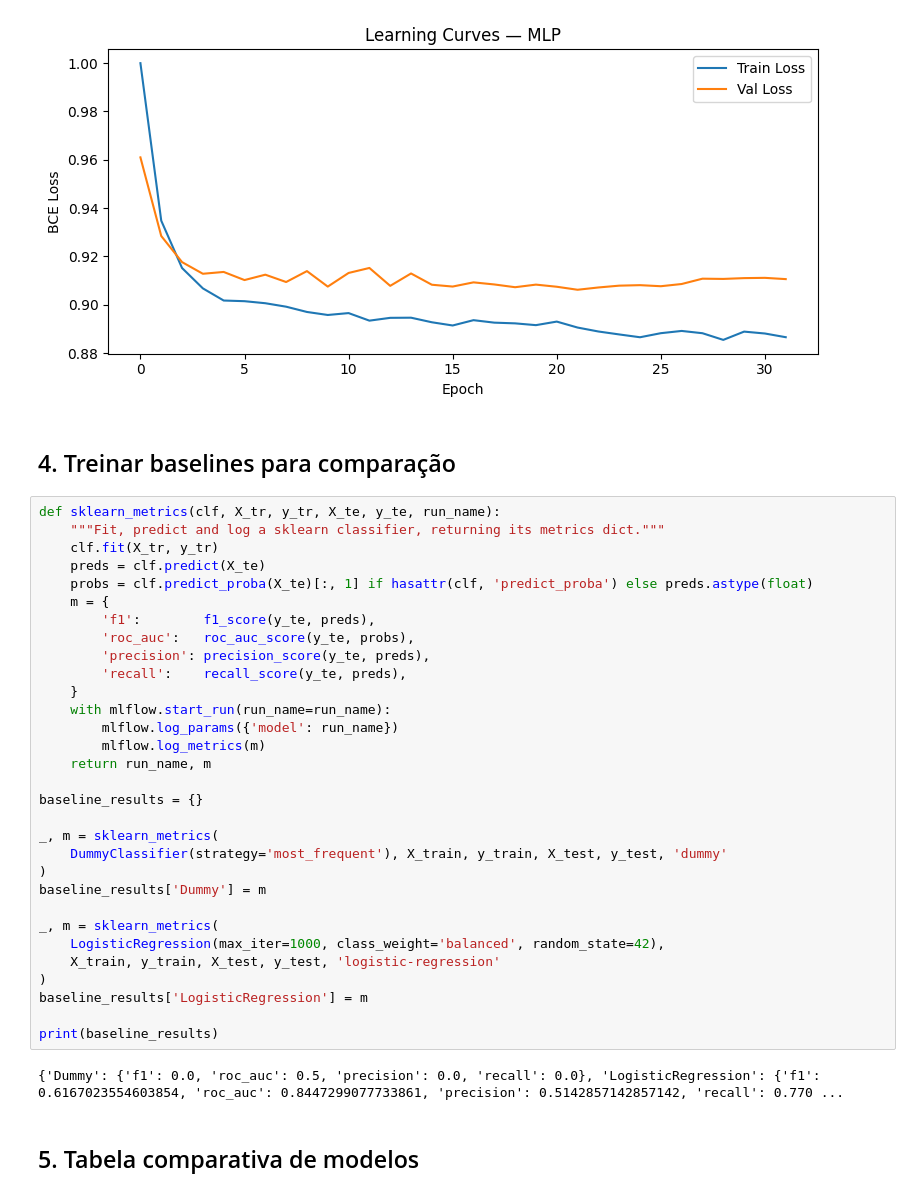
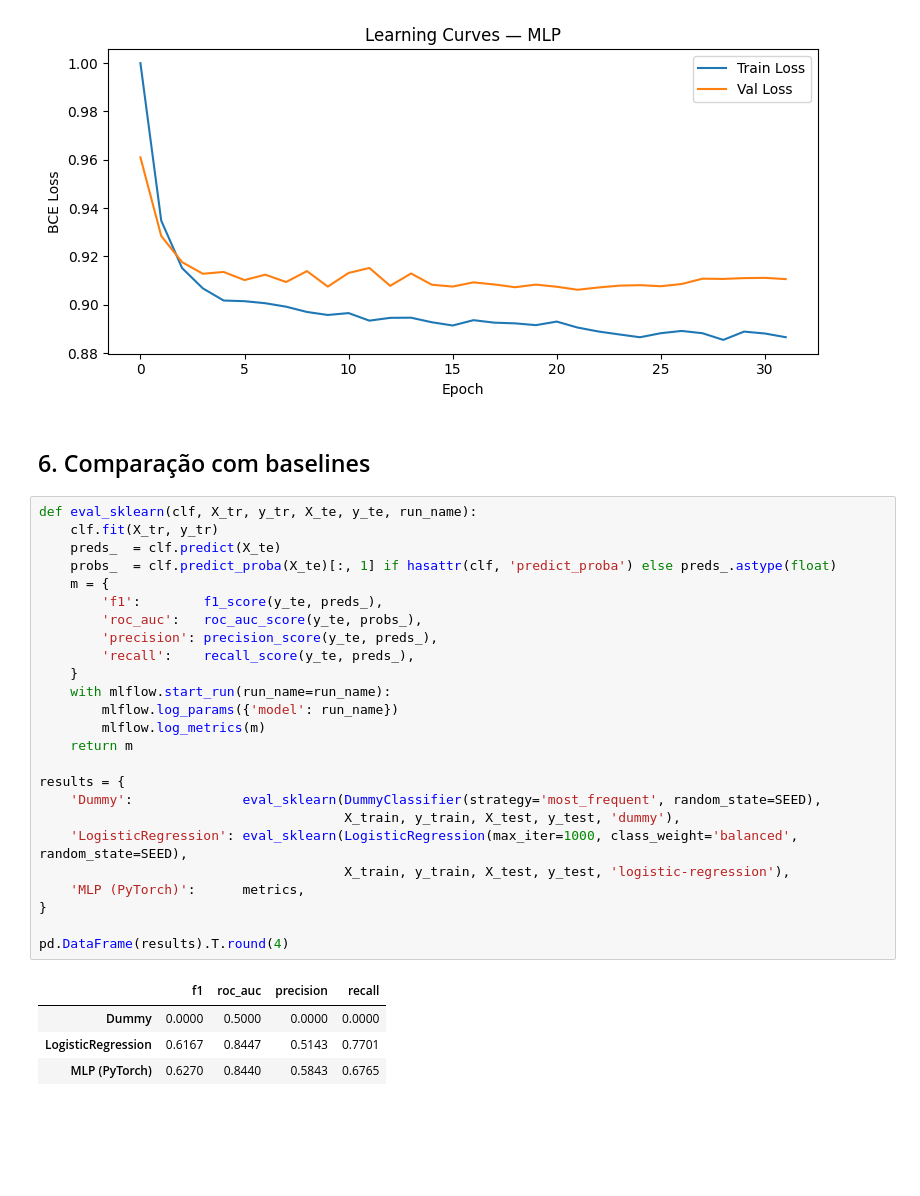
Before and after one commit to Fiap-TechChallenge118/tech-challenge-phase-01, a Jupyter notebook: notebooks/03_mlp_training.ipynb, the cells around one changed output. Drawn from its saved outputs; the diff is of its cells as text; blank space fills up the shorter version.

```diff
--- a/notebooks/03_mlp_training.ipynb
+++ b/notebooks/03_mlp_training.ipynb
@@ -83,40 +216,35 @@ plt.savefig('../docs/loss_curve.png', dpi=100)
 plt.show()
 # %% [output]
 [figure]
-# %% [markdown]
-## 4. Treinar baselines para comparação
+# %% [markdown]
+## 6. Comparação com baselines
 # %%
-def sklearn_metrics(clf, X_tr, y_tr, X_te, y_te, run_name):
-    """Fit, predict and log a sklearn classifier, returning its metrics dict."""
+def eval_sklearn(clf, X_tr, y_tr, X_te, y_te, run_name):
     clf.fit(X_tr, y_tr)
-    preds = clf.predict(X_te)
-    probs = clf.predict_proba(X_te)[:, 1] if hasattr(clf, 'predict_proba') else preds.astype(float)
+    preds_  = clf.predict(X_te)
+    probs_  = clf.predict_proba(X_te)[:, 1] if hasattr(clf, 'predict_proba') else preds_.astype(float)
     m = {
-        'f1':        f1_score(y_te, preds),
-        'roc_auc':   roc_auc_score(y_te, probs),
-        'precision': precision_score(y_te, preds),
-        'recall':    recall_score(y_te, preds),
+        'f1':        f1_score(y_te, preds_),
+        'roc_auc':   roc_auc_score(y_te, probs_),
+        'precision': precision_score(y_te, preds_),
+        'recall':    recall_score(y_te, preds_),
     }
     with mlflow.start_run(run_name=run_name):
         mlflow.log_params({'model': run_name})
         mlflow.log_metrics(m)
-    return run_name, m
+    return m
 
-baseline_results = {}
+results = {
+    'Dummy':              eval_sklearn(DummyClassifier(strategy='most_frequent', random_state=SEED),
+                                       X_train, y_train, X_test, y_test, 'dummy'),
+    'LogisticRegression': eval_sklearn(LogisticRegression(max_iter=1000, class_weight='balanced', random_state=SEED),
+                                       X_train, y_train, X_test, y_test, 'logistic-regression'),
+    'MLP (PyTorch)':      metrics,
+}
 
-_, m = sklearn_metrics(
-    DummyClassifier(strategy='most_frequent'), X_train, y_train, X_test, y_test, 'dummy'
-)
-baseline_results['Dummy'] = m
-
-_, m = sklearn_metrics(
-    LogisticRegression(max_iter=1000, class_weight='balanced', random_state=42),
-    X_train, y_train, X_test, y_test, 'logistic-regression'
-)
-baseline_results['LogisticRegression'] = m
-
-print(baseline_results)
+pd.DataFrame(results).T.round(4)
 # %% [output]
-{'Dummy': {'f1': 0.0, 'roc_auc': 0.5, 'precision': 0.0, 'recall': 0.0}, 'LogisticRegression': {'f1': 0.6167023554603854, 'roc_auc': 0.8447299077733861, 'precision': 0.5142857142857142, 'recall': 0.770 ...
+|  | f1 | roc_auc | precision | recall |
+| Dummy | 0.0000 | 0.5000 | 0.0000 | 0.0000 |
+| LogisticRegression | 0.6167 | 0.8447 | 0.5143 | 0.7701 |
+| MLP (PyTorch) | 0.6270 | 0.8440 | 0.5843 | 0.6765 |
-# %% [markdown]
-## 5. Tabela comparativa de modelos
```
Also changed, not shown: parts of 19 cells of this notebook.
